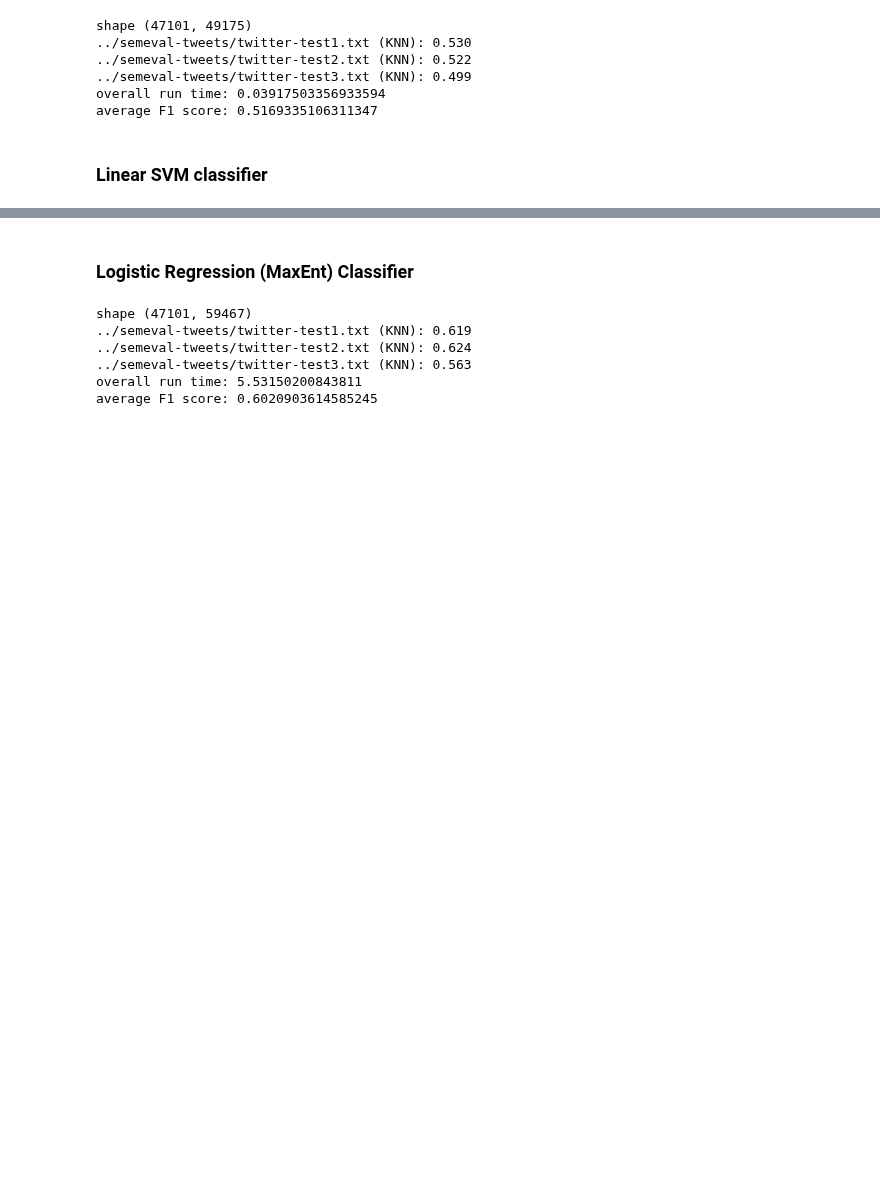
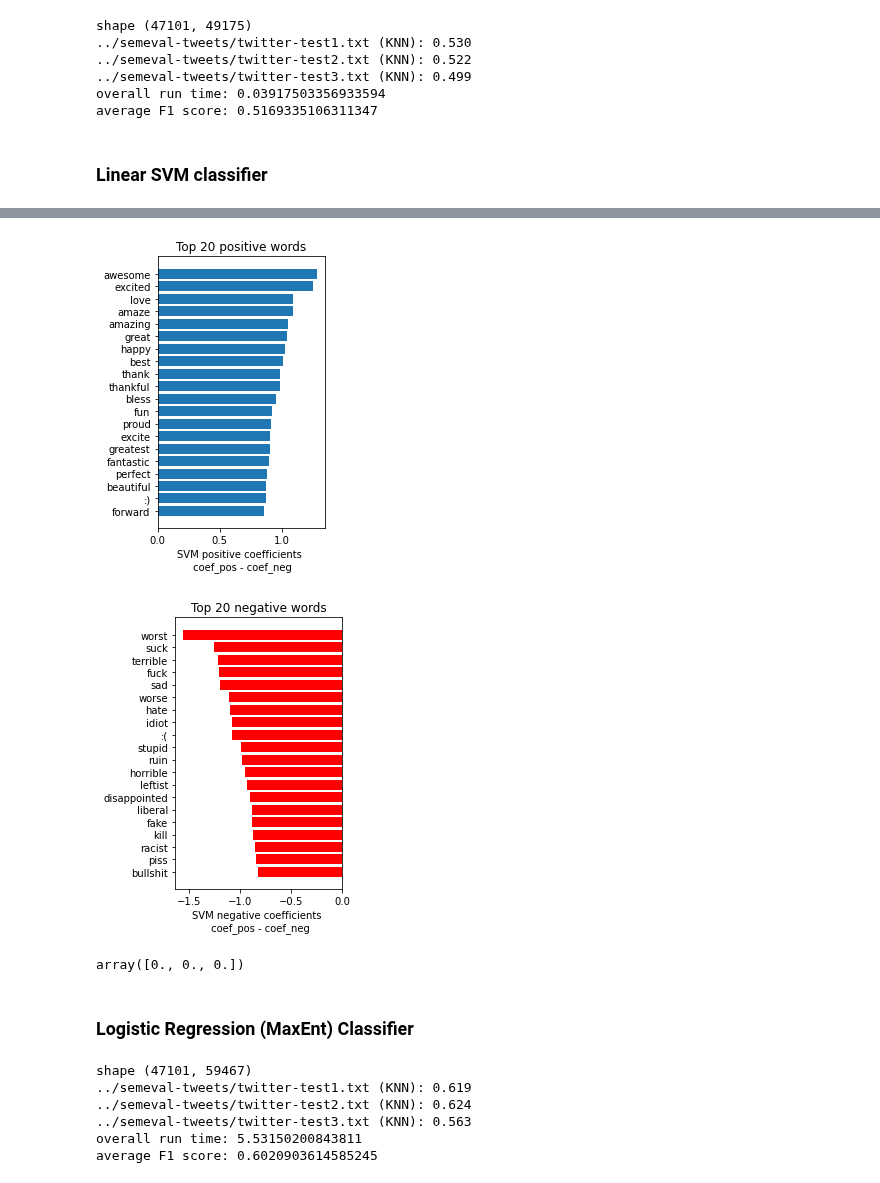
Before and after one commit to grohalex/NLP_TweetSentimentAnalysis, a Jupyter notebook: cs918_assignment_2.ipynb, the cells around one changed output, grey strips where cells are left out. Cells and saved outputs as stored; diff of their text form; code cells hidden in the pictures; blank space fills up the shorter version.

Commit message:
SVM positive/negative coefficient plotting

```diff
--- a/cs918_assignment_2.ipynb
+++ b/cs918_assignment_2.ipynb
@@ -730,7 +728,7 @@ with open(glove_path, 'r', encoding='utf-8') as File:
         coefs = np.asarray(vec[1:], dtype='float32')
         full_embedding_dict[word] = coefs
 
-print(f"Extracted {len(embeddings_dict)} word embedding vectors.")
+print(f"Extracted {len(full_embedding_dict)} word embedding vectors.")
 
 sorted_vocabulary = sorted([it for it in freq.items()], key=lambda data: data[1], reverse=True)
 full_vocabulary = [ tup[0] for tup in sorted_vocabulary ]
@@ -741,7 +739,7 @@ for word in full_vocabulary:
     if word in full_embedding_dict.keys():
         embedding_dict[word] = full_embedding_dict[word]
         temp += 1
-    if temp == 5998:
+    if temp == 4998:
         break
 vocabulary = list(embedding_dict.keys())  # obtain the dictionary of 6000 most common words
 
@@ -1059,3 +1070,42 @@ print("average F1 score:", (s1 + s2 + s3)/3)
+# %%
+coefs = []
+for i,id in enumerate(ID_train_dev):
+    word = num2vocab[i+1]
+    word_coef = (word, clf.coef_[2,i+1] - clf.coef_[0,i+1])
+    coefs.append(word_coef)
+
+
+coefs = sorted(coefs, key=lambda data: data[1], reverse=True)
+coefs_topPositive = coefs[0:20]
+coefs_topNegative = coefs[-20:]
+
+# print("positive top 20:")
+# print(coefs_topPositive)
+# print("negative top 20:")
+# print(coefs_topNegative)
+
+import matplotlib.pyplot as plt
+plt.figure(figsize =(3, 5))
+names = [it[0] for it in coefs_topPositive]
+names.reverse()
+vals = [it[1] for it in coefs_topPositive]
+vals.reverse()
+plt.barh(names, vals)
+plt.xlabel("SVM positive coefficients \n coef_pos - coef_neg"); plt.title("Top 20 positive words"); plt.show()
+
+plt.figure(figsize =(3, 5))
+names = [it[0] for it in coefs_topNegative]
+vals = [it[1] for it in coefs_topNegative]
+plt.barh(names, vals, color = 'red')
+plt.xlabel("SVM negative coefficients \n coef_pos - coef_neg"); plt.title("Top 20 negative words"); plt.show()
+# %% [output]
+[figure, added]
+[figure, added]
+# %%
+
+clf.coef_[:,0]
+# %% [output]
+array([0., 0., 0.])
 # %% [markdown]
 ### Logistic Regression (MaxEnt) Classifier
 # %%
```
Also changed, not shown: parts of 3 cells of this notebook.
